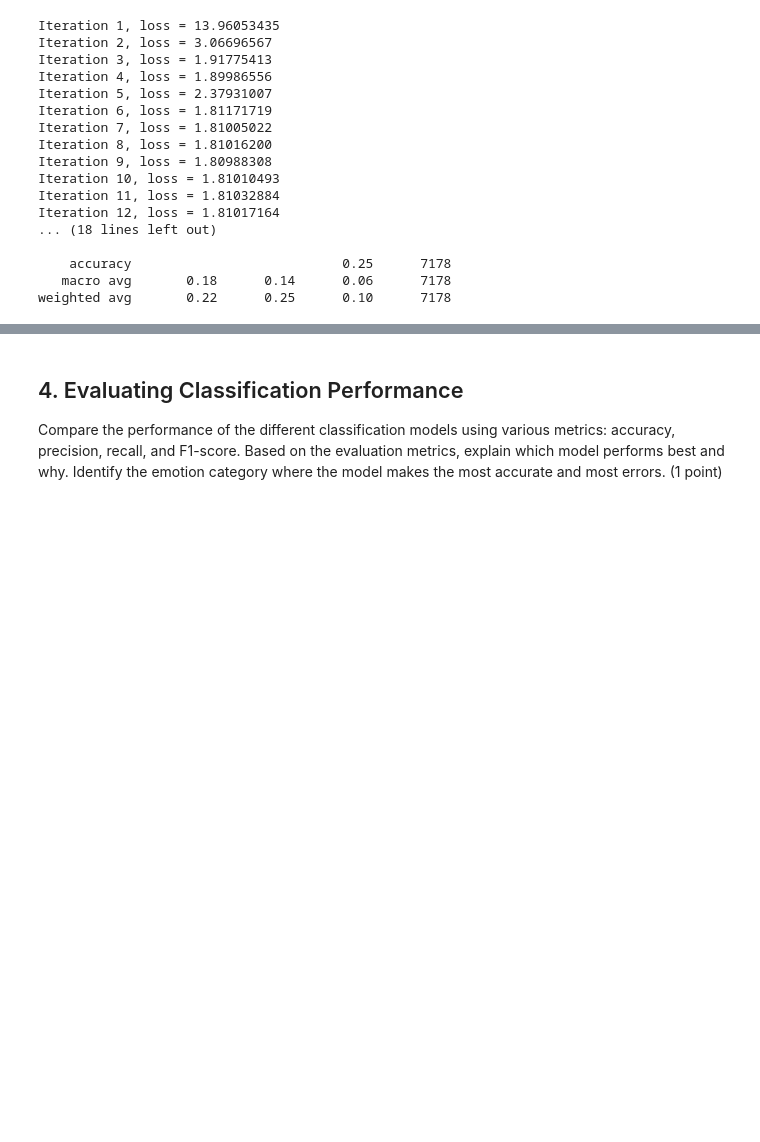
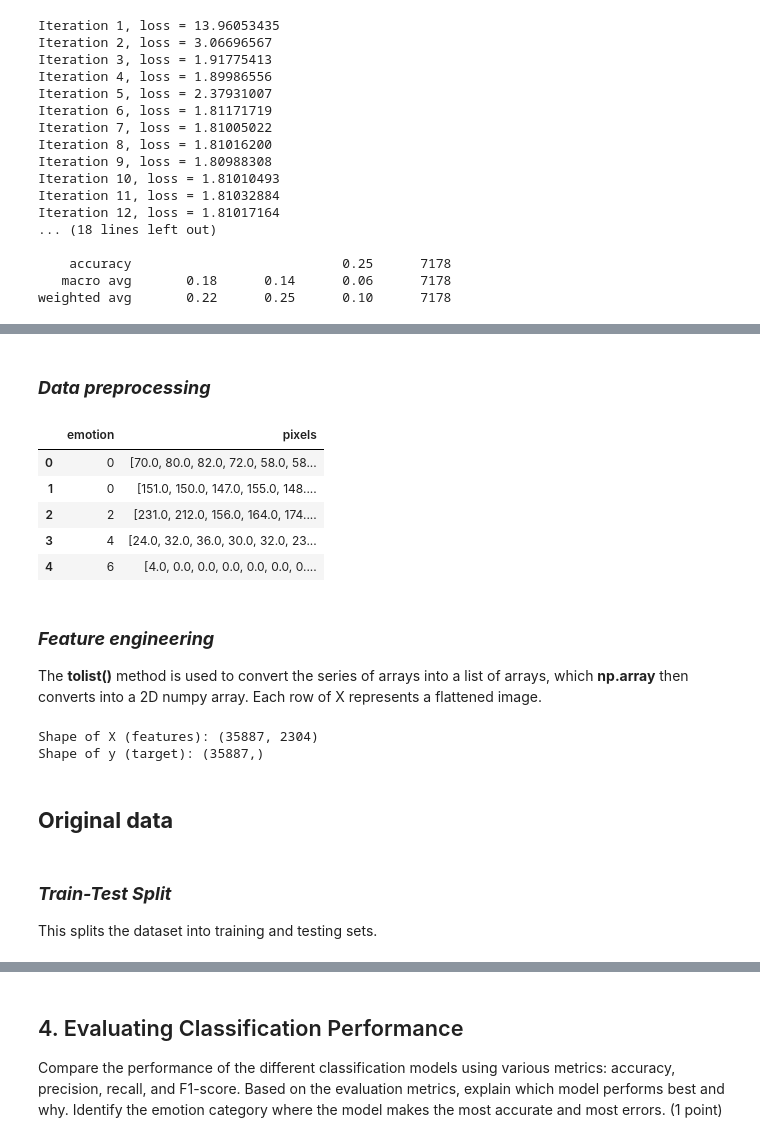
Before and after one commit to ki-chan2002/ML-Mini-Project, a Jupyter notebook: notebooks/EDA.ipynb, the cells around one changed output, grey strips where cells are left out. Drawn from its saved outputs; the diff is of its cells as text; code cells hidden in the pictures; blank space fills up the shorter version.

Commit message:
Linear Regression Original data and Data after PCA

```diff
--- a/notebooks/EDA.ipynb
+++ b/notebooks/EDA.ipynb
@@ -253,0 +260,3 @@ weighted avg       0.22      0.25      0.10      7178
+# %%
+df2 = df.copy()
+df2.info()
@@ -253,0 +282,16 @@ weighted avg       0.22      0.25      0.10      7178
+# %% [markdown]
+### ***Data preprocessing***
+# %%
+df2['pixels'] = df2['pixels'].apply(lambda x: np.fromstring(x, sep=' '))
+# %%
+df2.head()
+# %% [output]
+|  | emotion | pixels |
+| 0 | 0 | [70.0, 80.0, 82.0, 72.0, 58.0, 58... |
+| 1 | 0 | [151.0, 150.0, 147.0, 155.0, 148.... |
+| 2 | 2 | [231.0, 212.0, 156.0, 164.0, 174.... |
+| 3 | 4 | [24.0, 32.0, 36.0, 30.0, 32.0, 23... |
+| 4 | 6 | [4.0, 0.0, 0.0, 0.0, 0.0, 0.0, 0.... |
+# %% [markdown]
+### ***Feature engineering***
+The **tolist()** method is used to convert the series of arrays into a list of arrays, which **np.array** then converts into a 2D numpy array. Each row of X represents a flattened image.
@@ -253,0 +301,12 @@ weighted avg       0.22      0.25      0.10      7178
+# %%
+# Verify the shapes
+print("Shape of X (features):", X_linear.shape)
+print("Shape of y (target):", y_linear.shape)
+# %% [output]
+Shape of X (features): (35887, 2304)
+Shape of y (target): (35887,)
+# %% [markdown]
+## **Original data**
+# %% [markdown]
+### ***Train-Test Split***
+This splits the dataset into training and testing sets.
```
Also changed, not shown: parts of 23 cells of this notebook.
